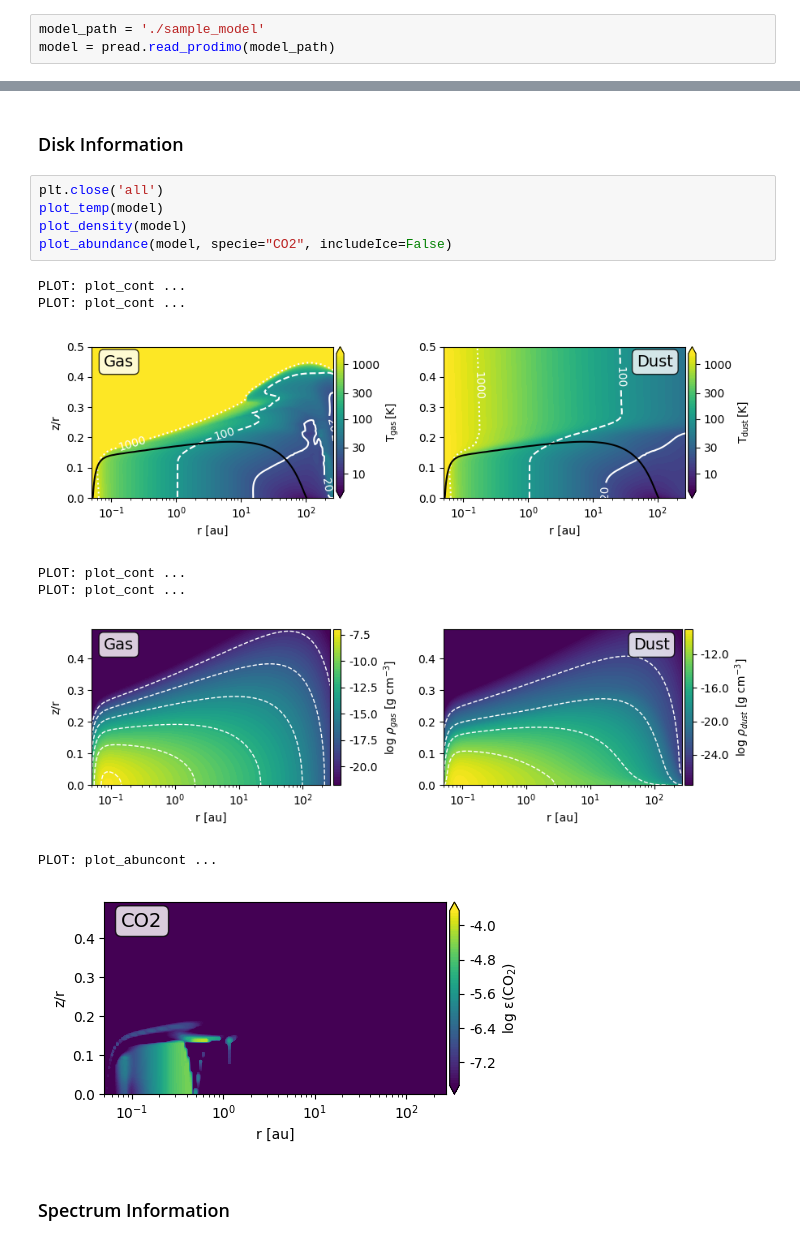
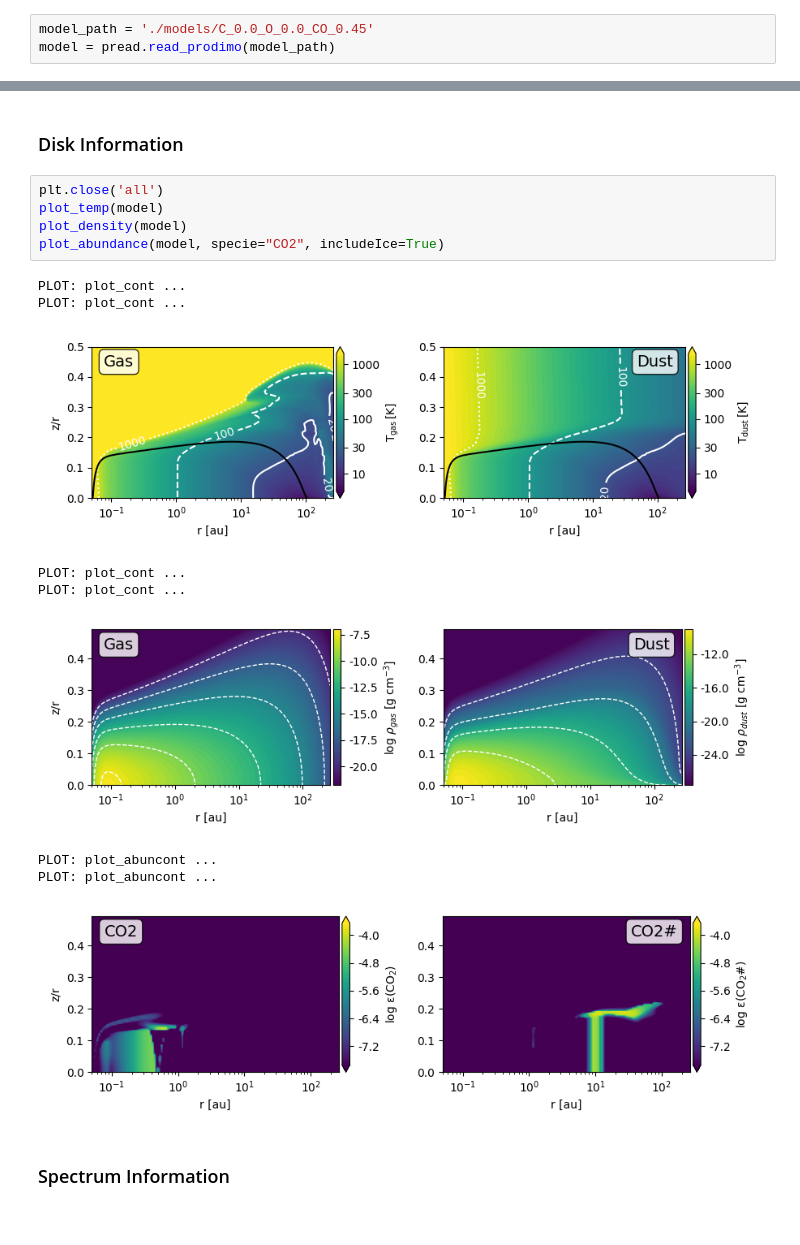
Before and after one commit to nielsklerk/BRP, a Jupyter notebook: ModelOverview.ipynb, the cells around one changed output, grey strips where cells are left out. Cells and saved outputs as stored; diff of their text form.

```diff
--- a/ModelOverview.ipynb
+++ b/ModelOverview.ipynb
@@ -149,6 +148,6 @@ def plot_abundance(model, specie, includeIce=False):
     plt.tight_layout()
     plt.show()
 # %%
-model_path = './sample_model'
+model_path = './models/C_0.0_O_0.0_CO_0.45'
 model = pread.read_prodimo(model_path)
 # %% [output]
@@ -170,17 +169,18 @@ INFO: Reading time:  18.13 s
 # %%
 plt.close('all')
 plot_temp(model)
 plot_density(model)
-plot_abundance(model, specie="CO2", includeIce=False)
+plot_abundance(model, specie="CO2", includeIce=True)
 # %% [output]
 PLOT: plot_cont ...
 PLOT: plot_cont ...
 [figure]
 PLOT: plot_cont ...
 PLOT: plot_cont ...
 [figure]
 PLOT: plot_abuncont ...
+PLOT: plot_abuncont ...
-[figure, old version]
+[figure, new version]
 # %% [markdown]
 ### Spectrum Information
 # %%
```
Also changed, not shown: parts of 10 cells of this notebook.
